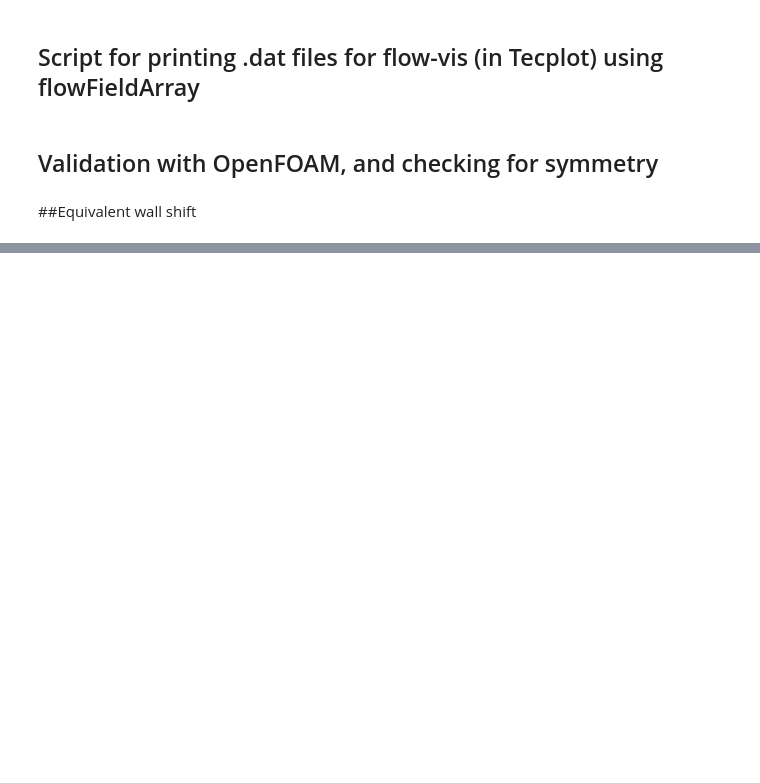
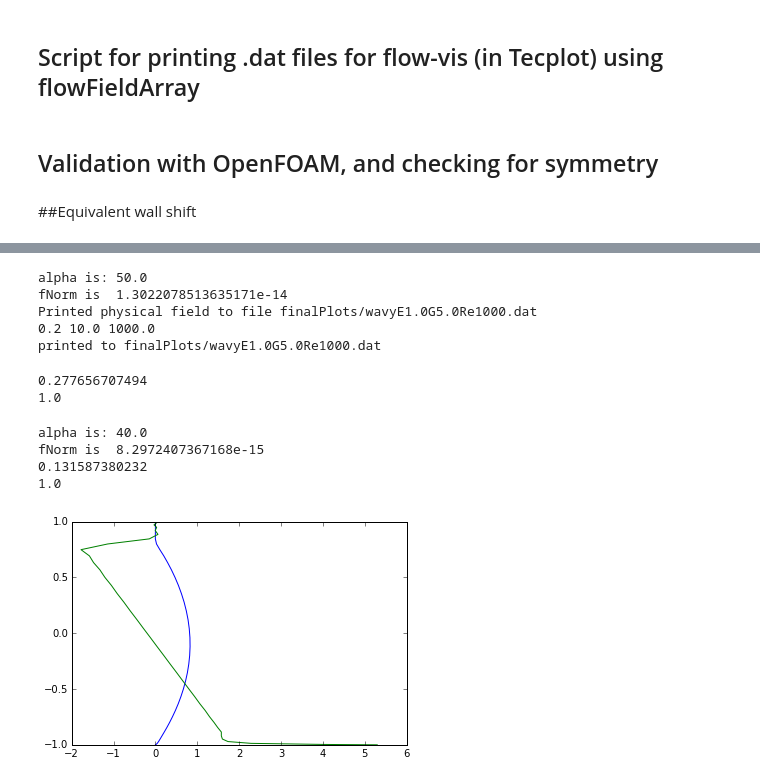
Before and after one commit to saba-vadarevu/Grooved-Channel-Flow, a Jupyter notebook: scripts.ipynb, the cells around one changed output, grey strips where cells are left out. Drawn from its saved outputs; the diff is of its cells as text; code cells hidden in the pictures; blank space fills up the shorter version.

Commit message:
Final version that can solve for laminar flows (code in ipython notebooks). Everything's fine here. Next version aims for non-laminar solutions.

```diff
--- a/scripts.ipynb
+++ b/scripts.ipynb
@@ -304,0 +556,48 @@ plt.show()
+# %%
+from flowFieldWavy import *
+
+g = 5.0; eps=0.1; Re=1000.
+printName = 'finalPlots/wavyE'+str(round(-np.log10(eps),2))+'G'+str(round(g,2))+'Re'+str(int(Re))+'.dat'
+vF, pF, fNorm,flg = runMATLAB(g=g, eps=eps, theta=0, Re=Re, N=80,n=13, multi=True)
+print('fNorm is ',fNorm)
+vF.printPhysicalPlanar(pField=pF, fName=printName,withBase=True)
+print(2*eps,2*g,Re)
+print('printed to',printName)
+# %% [output]
+alpha is: 50.0
+fNorm is  1.3022078513635171e-14
+Printed physical field to file finalPlots/wavyE1.0G5.0Re1000.dat
+0.2 10.0 1000.0
+printed to finalPlots/wavyE1.0G5.0Re1000.dat
+# %%
+uBulk1 = vF.flux(withBase=True)
+hEq1 = np.sqrt(1.5*uBulk1)
+epsEq1 = 1.-hEq1
+print(epsEq1)
+print(flg)
+# %% [output]
+0.277656707494
+1.0
+# %%
+g = 2.0; eps=0.05; Re=1000.
+vF1, pF1, fNorm1,flg1 = runMATLAB(g=g, eps=eps, theta=0, Re=Re, N=80,n=13, multi=True)
+print('fNorm is ',fNorm1)
+uBulk1 = vF1.flux(withBase=True)
+hEq1 = np.sqrt(1.5*uBulk1)
+epsEq1 = 1.-hEq1
+print(epsEq1)
+print(flg)
+# %% [output]
+alpha is: 40.0
+fNorm is  8.2972407367168e-15
+0.131587380232
+1.0
+# %%
+uProfile1 = vF1.getScalar().ifft(withBase=True)[0,:]
+y1,DM1 = chebdif(vF1.N,1)
+D1 = DM1[:,:,0]
+plt.plot(uProfile1,y1)
+plt.plot(np.dot(D1,uProfile1),y1)
+plt.show()
+# %% [output]
+[figure, added]
```
Also changed, not shown: parts of 36 cells of this notebook, 5 other files.
